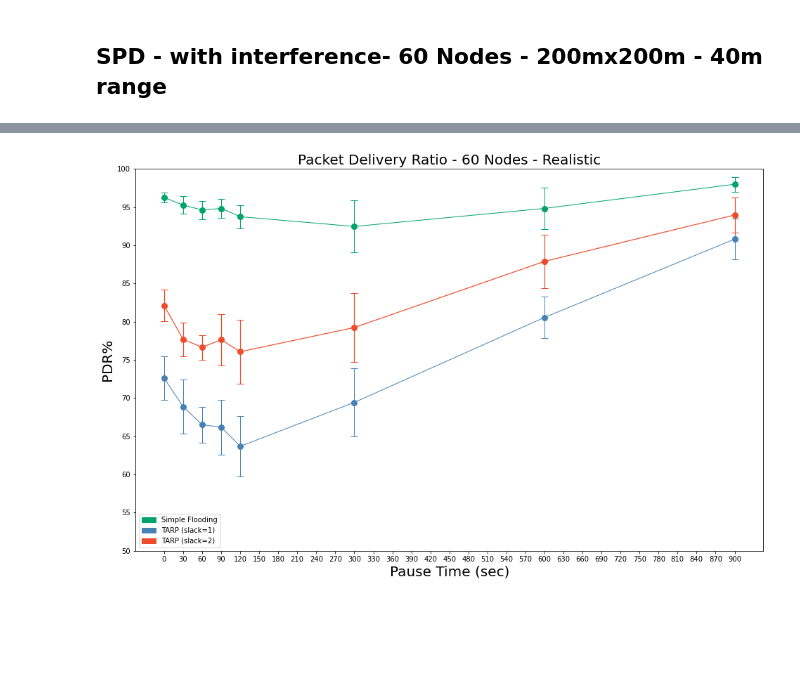
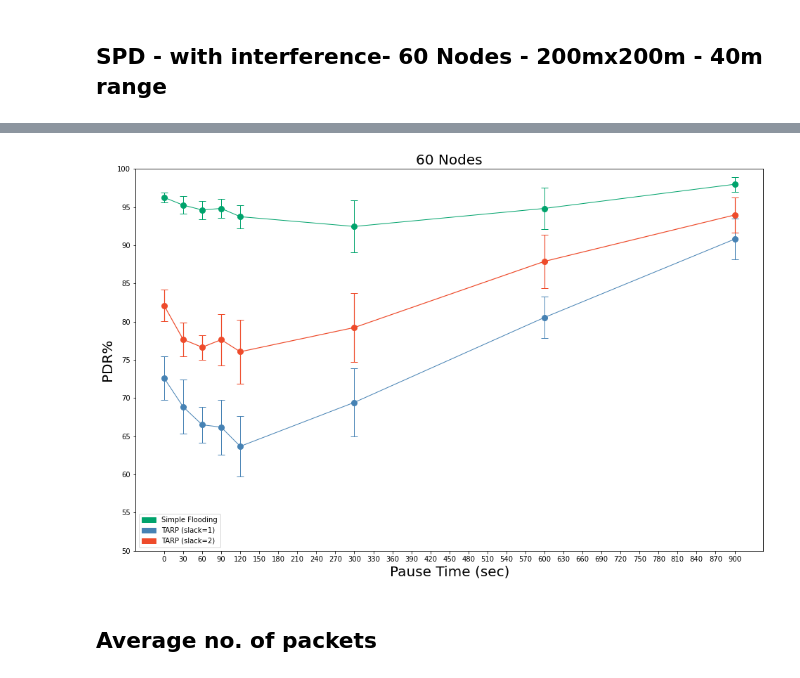
Before and after one commit to kavindaperera/controlled-flooding-simulation, a Jupyter notebook: notebooks/New Final Simulations - 60 Nodes - Realistic .ipynb, the cells around one changed output, grey strips where cells are left out. Cells and saved outputs as stored; diff of their text form; code cells hidden in the pictures; blank space fills up the shorter version.

Commit message:
Add new realistic experiments notebook - `60` nodes

```diff
--- a/notebooks/New Final Simulations - 60 Nodes - Realistic .ipynb
+++ b/notebooks/New Final Simulations - 60 Nodes - Realistic .ipynb
@@ -73,7 +73,7 @@ spd_2_x_errors = [2.06, 2.23, 1.61, 3.33, 4.17, 4.49, 3.49, 2.33]
 # %%
 plt.xlabel("Pause Time (sec)", fontsize=20)
 plt.ylabel("PDR%", fontsize=20)
-plt.title("Packet Delivery Ratio - 60 Nodes - Realistic", fontsize=20)
+plt.title("60 Nodes", fontsize=20)
 
 plt.xticks(np.arange(0,901, 30), fontsize=10)
 plt.yticks(np.arange(0,101, 5), fontsize=10)
@@ -104,31 +104,33 @@ plt.errorbar(
   yerr=spd_1_x_errors,
   capsize=5,
   marker='o',
   color='#4682B4',
   markersize=8,
   linewidth=1,
   linestyle='-')
 
 plt.errorbar(
   x=df_spd_2_x.PauseTime,
   y=df_spd_2_x.PDF,
   yerr=spd_2_x_errors,
   capsize=5,
   marker='o',
   color='#EE4B2B',
   markersize=8,
   linewidth=1.2,
   linestyle='-')
 
 
 red_patch = mpatches.Patch(color='#EE4B2B', label='TARP (slack=2)')
 green_patch = mpatches.Patch(color='#00A36C', label='Simple Flooding')
 blue_patch = mpatches.Patch(color='#4682B4', label='TARP (slack=1)')
 
 plt.legend(handles=[ green_patch, blue_patch, red_patch])
 
 fig = plt.gcf()
 fig.set_size_inches(16, 10)
 plt.savefig('final-simulation-pdf-60-new-realistic.png', dpi=300)
 # %% [output]
-[figure, old version]
+[figure, new version]
+# %% [markdown]
+## Average no. of packets
```
Also changed, not shown: parts of 21 cells of this notebook, 3 other files.
